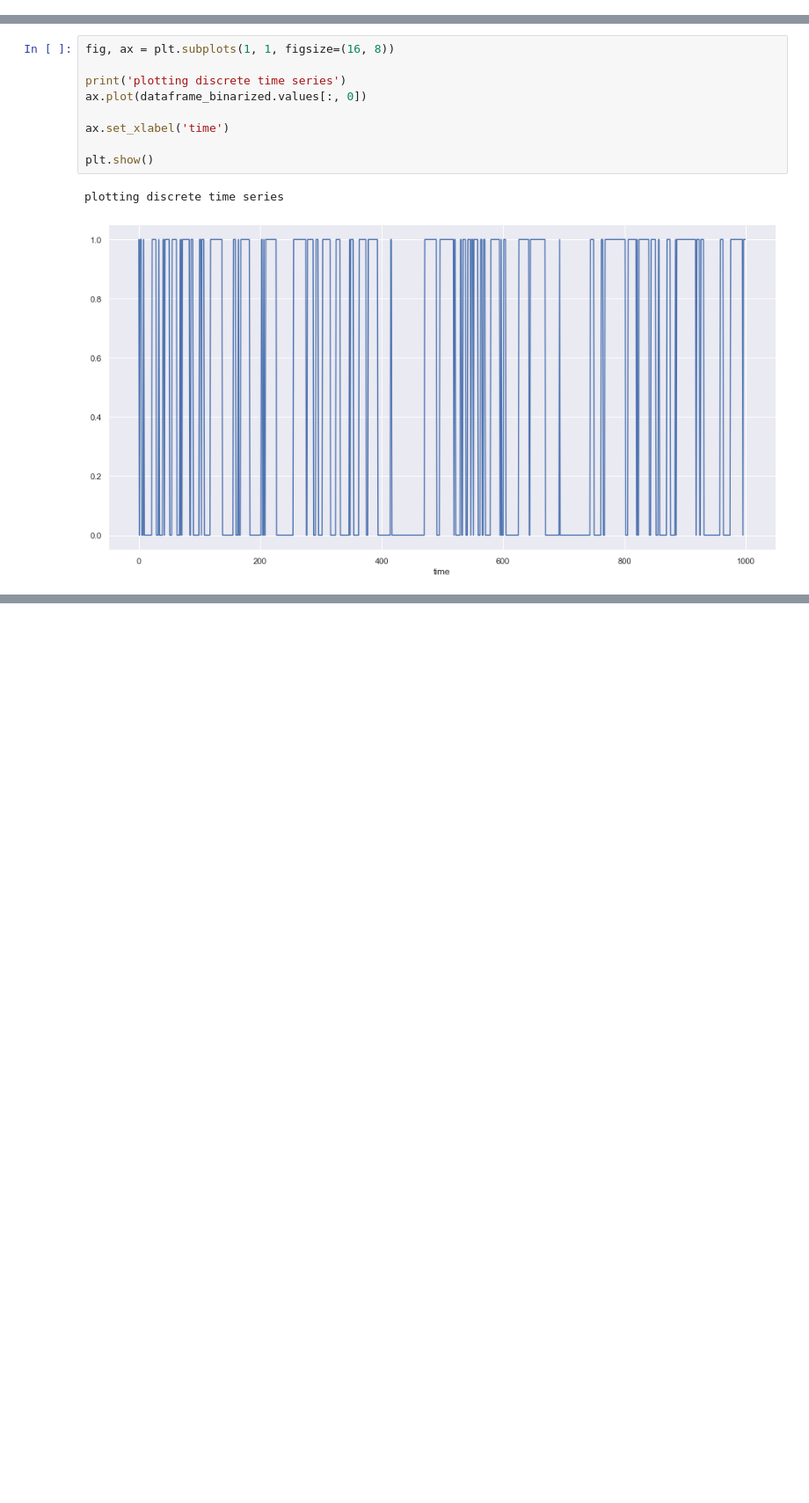
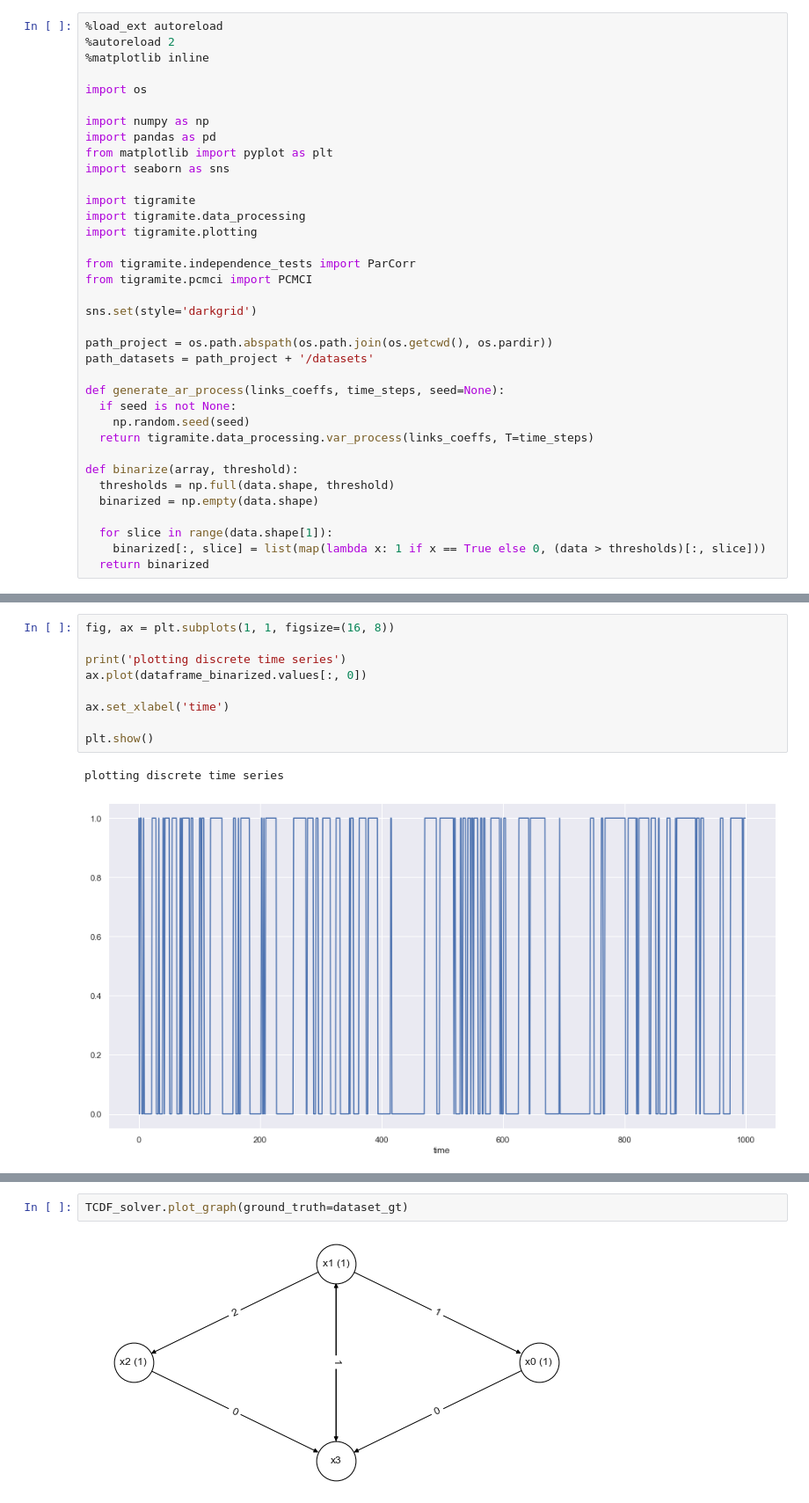
Before and after one commit to sataset/TCDF-mod, a Jupyter notebook: jupyter-notebooks/TCDF-mod-test.ipynb, the cells around one changed output, grey strips where cells are left out. Shown at 88% size. Saved outputs shown, nothing was run; the diff lists cells and outputs as text; blank space fills up the shorter version.

```diff
--- a/jupyter-notebooks/TCDF-mod-test.ipynb
+++ b/jupyter-notebooks/TCDF-mod-test.ipynb
@@ -816,0 +838,36 @@ TCDF_solver.plot_graph(ground_truth=dataset_gt)
+# %%
+%load_ext autoreload
+%autoreload 2
+%matplotlib inline
+
+import os
+
+import numpy as np
+import pandas as pd
+from matplotlib import pyplot as plt
+import seaborn as sns
+
+import tigramite
+import tigramite.data_processing
+import tigramite.plotting
+
+from tigramite.independence_tests import ParCorr
+from tigramite.pcmci import PCMCI
+
+sns.set(style='darkgrid')
+
+path_project = os.path.abspath(os.path.join(os.getcwd(), os.pardir))
+path_datasets = path_project + '/datasets'
+
+def generate_ar_process(links_coeffs, time_steps, seed=None):
+  if seed is not None:
+    np.random.seed(seed)
+  return tigramite.data_processing.var_process(links_coeffs, T=time_steps)
+
+def binarize(array, threshold):
+  thresholds = np.full(data.shape, threshold)
+  binarized = np.empty(data.shape)
+
+  for slice in range(data.shape[1]):
+    binarized[:, slice] = list(map(lambda x: 1 if x == True else 0, (data > thresholds)[:, slice]))
+  return binarized
@@ -873,0 +1052,4 @@ plotting discrete time series
+# %%
+TCDF_solver.plot_graph(ground_truth=dataset_gt)
+# %% [output]
+[figure, added]
```
Also changed, not shown: parts of 23 cells of this notebook.
